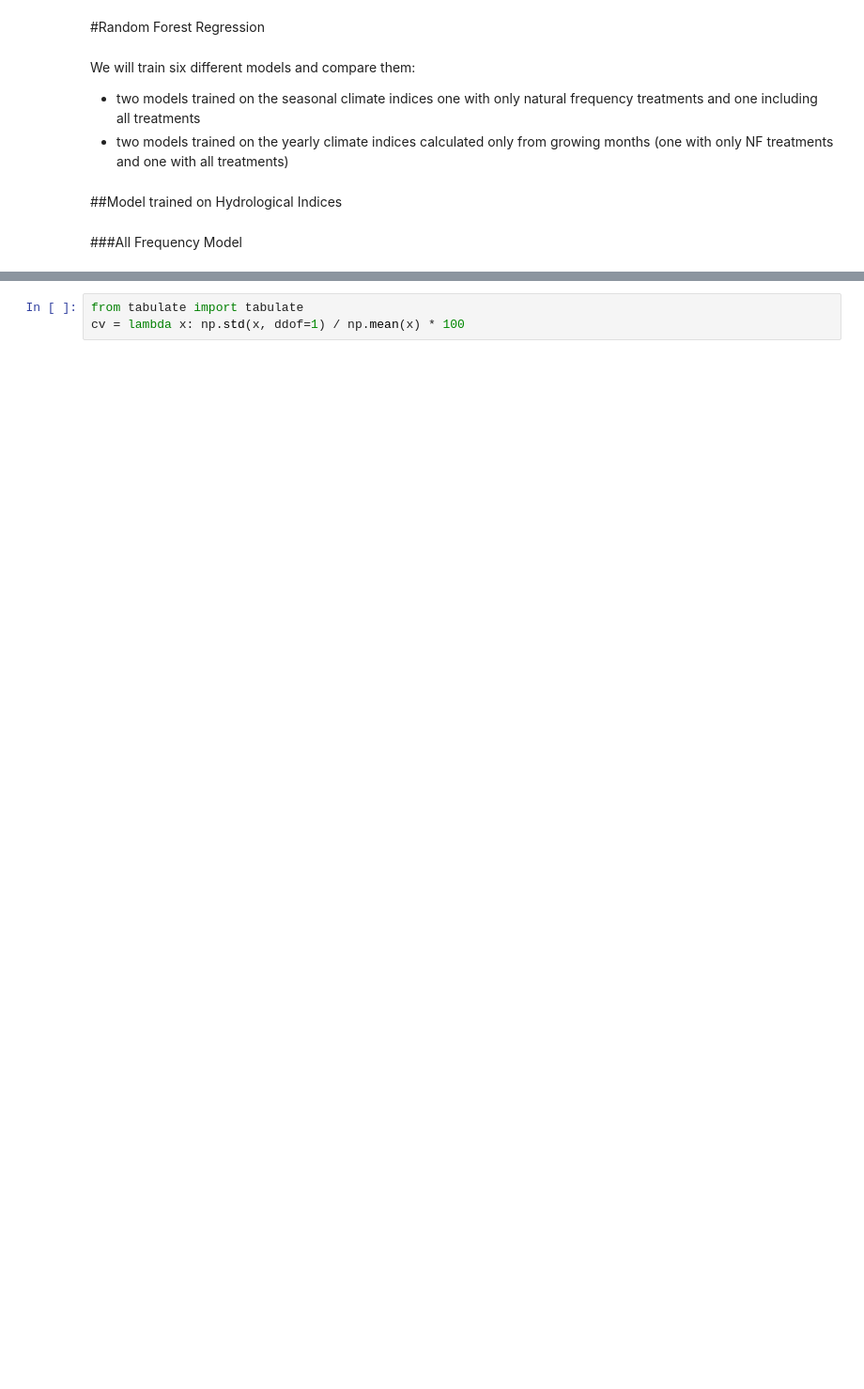
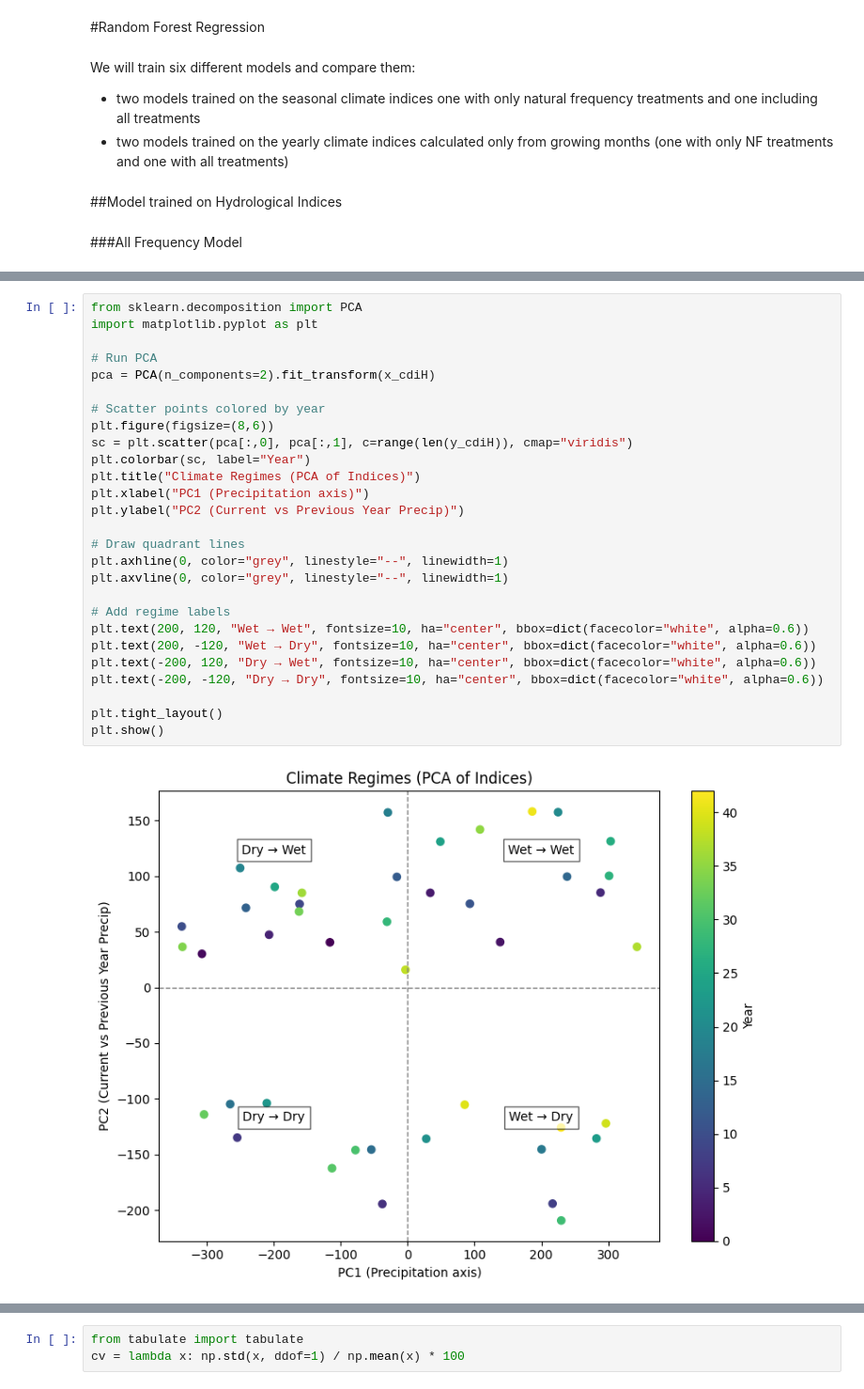
Before and after one commit to DaryaPerry1996/drought_biomass_predictor, a Jupyter notebook: Seminar_drought_biomass_dependance.ipynb, the cells around one changed output, grey strips where cells are left out. Shown at 94% size. Saved outputs shown, nothing was run; the diff lists cells and outputs as text; blank space fills up the shorter version.

```diff
--- a/Seminar_drought_biomass_dependance.ipynb
+++ b/Seminar_drought_biomass_dependance.ipynb
@@ -1215,0 +1320,29 @@ results_df = pd.DataFrame([model_results])
+# %%
+from sklearn.decomposition import PCA
+import matplotlib.pyplot as plt
+
+# Run PCA
+pca = PCA(n_components=2).fit_transform(x_cdiH)
+
+# Scatter points colored by year
+plt.figure(figsize=(8,6))
+sc = plt.scatter(pca[:,0], pca[:,1], c=range(len(y_cdiH)), cmap="viridis")
+plt.colorbar(sc, label="Year")
+plt.title("Climate Regimes (PCA of Indices)")
+plt.xlabel("PC1 (Precipitation axis)")
+plt.ylabel("PC2 (Current vs Previous Year Precip)")
+
+# Draw quadrant lines
+plt.axhline(0, color="grey", linestyle="--", linewidth=1)
+plt.axvline(0, color="grey", linestyle="--", linewidth=1)
+
+# Add regime labels
+plt.text(200, 120, "Wet → Wet", fontsize=10, ha="center", bbox=dict(facecolor="white", alpha=0.6))
+plt.text(200, -120, "Wet → Dry", fontsize=10, ha="center", bbox=dict(facecolor="white", alpha=0.6))
+plt.text(-200, 120, "Dry → Wet", fontsize=10, ha="center", bbox=dict(facecolor="white", alpha=0.6))
+plt.text(-200, -120, "Dry → Dry", fontsize=10, ha="center", bbox=dict(facecolor="white", alpha=0.6))
+
+plt.tight_layout()
+plt.show()
+# %% [output]
+[figure, added]
```
Also changed, not shown: parts of 132 cells of this notebook.
